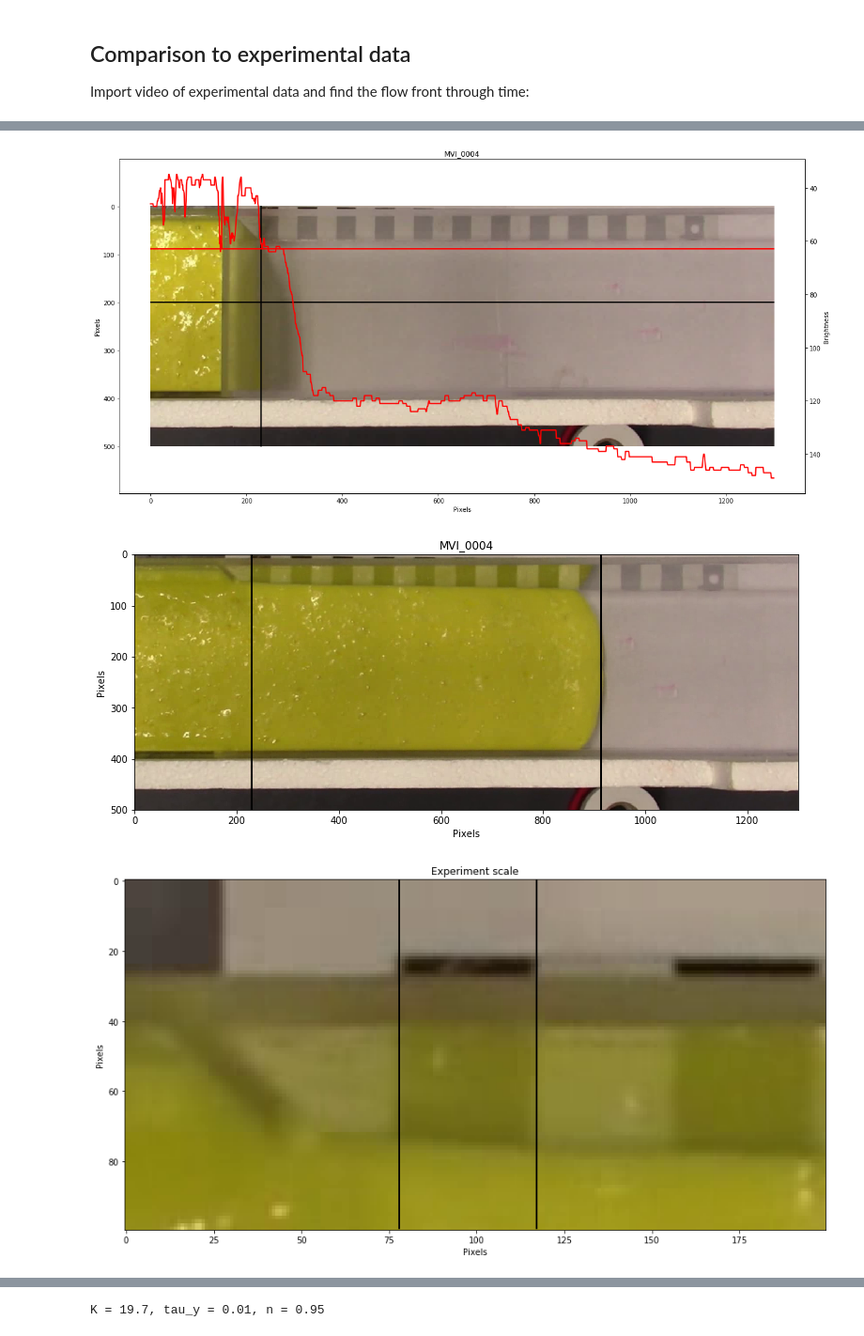
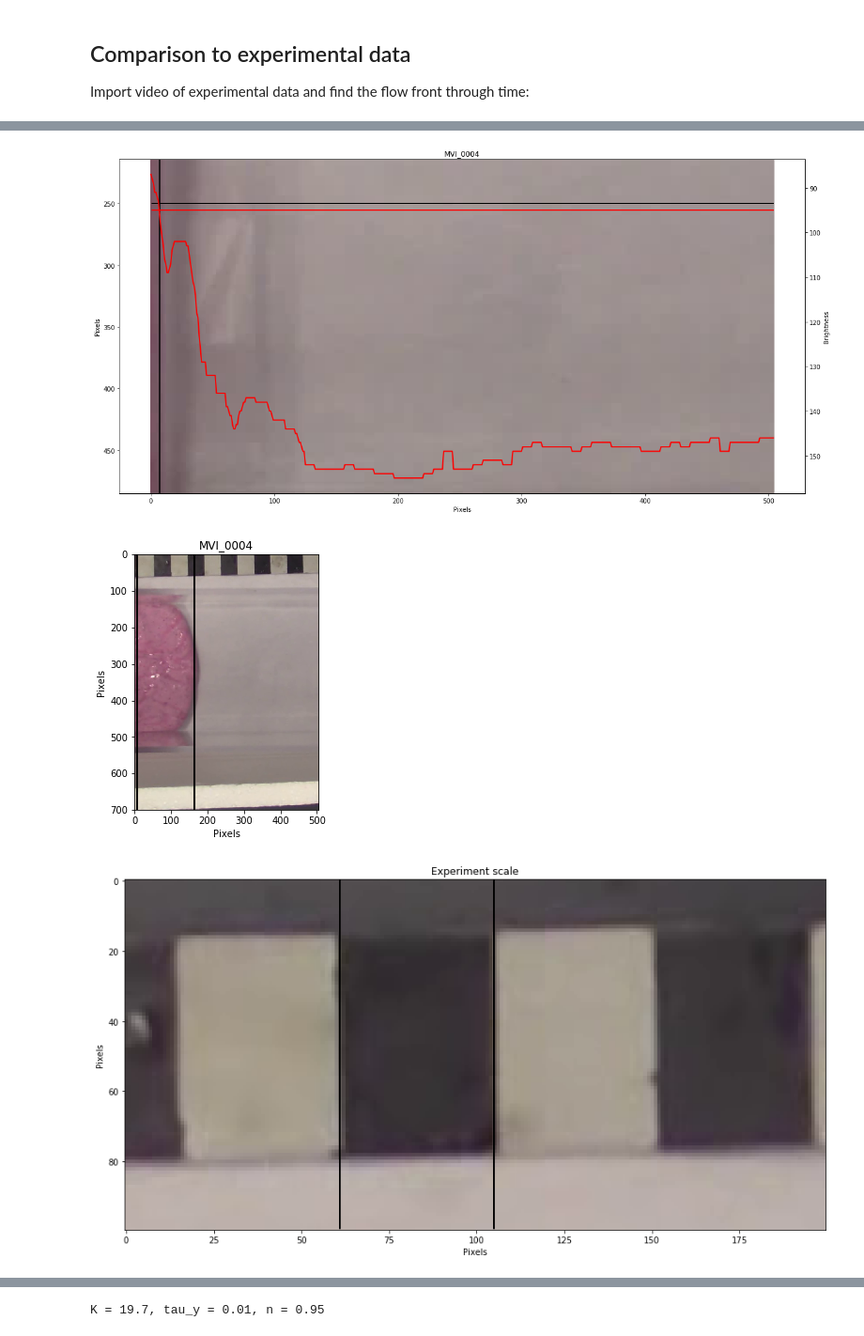
Before and after one commit to JanineBirnbaum18/3-phase-flow, a Jupyter notebook: Data Fitting.ipynb, the cells around one changed output, grey strips where cells are left out. Shown at 94% size. Drawn from its saved outputs; the diff is of its cells as text; code cells hidden in the pictures.

```diff
--- a/Data Fitting.ipynb
+++ b/Data Fitting.ipynb
@@ -156,8 +156,8 @@ creds = None
 # The file token.pickle stores the user's access and refresh tokens, and is
 # created automatically when the authorization flow completes for the first
 # time.
-if os.path.exists('token_.pickle'):
-    with open('token_.pickle', 'rb') as token:
+if os.path.exists('token_JB.pickle'):
+    with open('token_JB.pickle', 'rb') as token:
         creds = pickle.load(token)
 # If there are no (valid) credentials available, let the user log in.
 if not creds or not creds.valid:
@@ -168,13 +168,13 @@ if not creds or not creds.valid:
             'client_secret.json', SCOPES)
         creds = flow.run_local_server(port=0)
     # Save the credentials for the next run
-    with open('token_.pickle', 'wb') as token:
+    with open('token_JB.pickle', 'wb') as token:
         pickle.dump(creds, token)
 
 service = build('drive', 'v3', credentials=creds)
 
 # Call the Drive v3 API
-results = service.files().list(q = "name contains 'MVI_0004_edit'", # change just this line to the video filename
+results = service.files().list(q = "name contains 'MVI_0722_edit.avi'", # change just this line to the video filename
     pageSize=5, fields="nextPageToken, files(id, name)").execute()
 items = results.get('files', [])
 
@@ -222,21 +221,21 @@ startFrame = 0
 endFrame = 1000
 
 # RGB channel and threshold for front picking
-thresh = 63
-channel = 2 #0 = Red, 1 = Green, 2 = Blue
+thresh = 95
+channel = 1 #0 = Red, 1 = Green, 2 = Blue
 
 # manually set starting location, line for analysis
 # black in next figure
-x0 = 230 # pixels
-yline = 500
+x0 = 7 # pixels
+yline = 550
 
 # crop image
 top = 300
-bottom = 800
-left = 450
-right = 1750
+bottom = 1000
+left = 515
+right = 1020
 
-title_str = 'MVI_0004'
+title_str = 'MVI_0722'
 L = 0.2 # reservoir length in m
 H = 0.05 # fluid height in reservoir in m
 rho = 1400 # fluid density in kg/m^3
@@ -273,7 +272,7 @@ ax.set_ylabel('Pixels')
 ax2.set_ylabel('Brightness')
 ax.set_title(title_str);
 # %% [output]
-[figure, old version]
+[figure, new version]
 # %%
 currentFrame = 0
 
@@ -305,35 +304,35 @@ ax.set_xlabel('Pixels')
 ax.set_ylabel('Pixels')
 ax.set_title(title_str);
 # %% [output]
-[figure, old version]
+[figure, new version]
 # %%
 # Calculate image scale
 # Crop image
 top2 = 280
 bottom2 = 380
 left2 = 600
 right2 = 800
 
 # Plot
 fig,ax = plt.subplots(figsize=(15,20))
 ax.imshow(pic[top2:bottom2,left2:right2,:])
 
 # Set to align with one 2cm segment on scale
-lft = 78
-rgt = 117
+lft = 61
+rgt = 105
 
 # Plot
 ax.plot([lft, lft], [0, bottom2-top2-1], 'k')
 ax.plot([rgt, rgt], [0, bottom2-top2-1], 'k')
 
 # Determine scaling factors
 W = 0.02 # m
 k = W/(rgt-lft) # m/pixel
 ax.set_xlabel('Pixels')
 ax.set_ylabel('Pixels')
 ax.set_title('Experiment scale');
 # %% [output]
-[figure, old version]
+[figure, new version]
 # %%
 # scale time and front position
 pos_scaled = (pos-x0)*k
```
Also changed, not shown: parts of 6 cells of this notebook.
